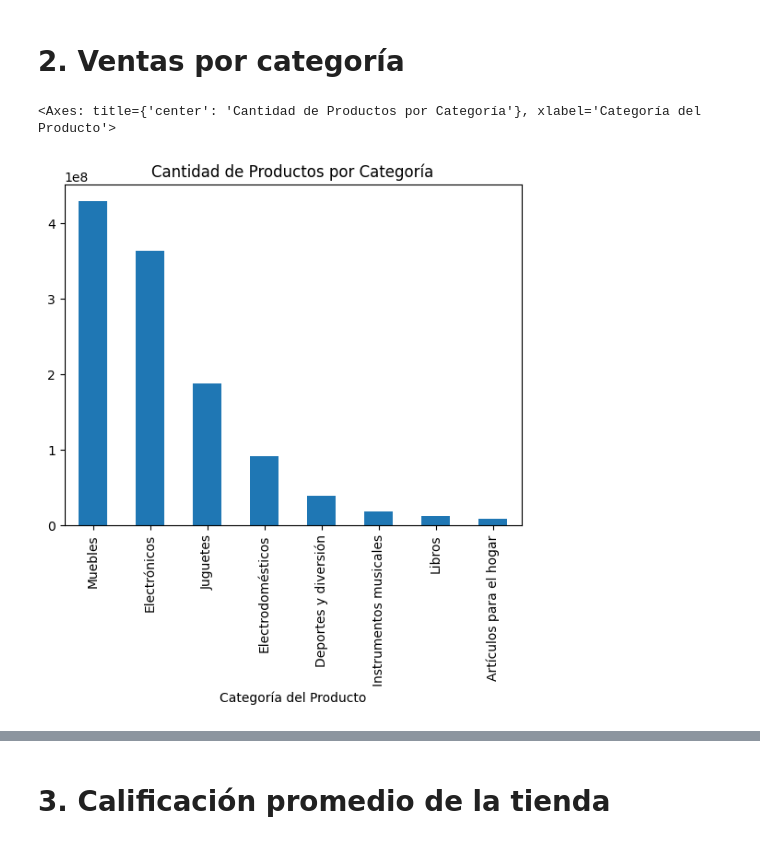
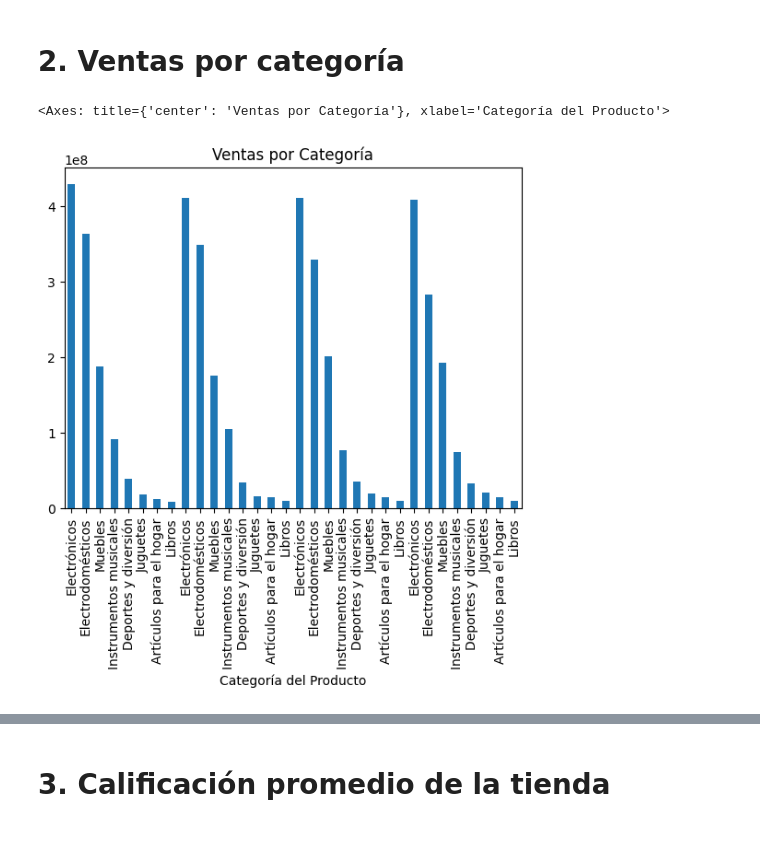
Before and after one commit to joaquincdlg/challenge1-data-science-latam, a Jupyter notebook: alurastorelatam.ipynb, the cells around one changed output, grey strips where cells are left out. Cells and saved outputs as stored; diff of their text form; code cells hidden in the pictures.

```diff
--- a/alurastorelatam.ipynb
+++ b/alurastorelatam.ipynb
@@ -45,12 +52,17 @@ ventas_totales.plot(x='Tienda', y='Total Ventas', kind='bar', title='Total de Ve
 [figure]
 # %% [markdown]
 # 2. Ventas por categoría
-# %%
-venta_por_categoria=tienda.groupby("Categoría del Producto")["Precio"].sum().sort_values(ascending=False)
-
-venta_por_categoria.plot(kind="bar", title="Ventas por Categoría")
-# %% [output]
-<Axes: title={'center': 'Cantidad de Productos por Categoría'}, xlabel='Categoría del Producto'>
-[figure, removed]
+# %%
+venta_por_categoria=tienda.groupby("Categoría del Producto")["Precio"].sum().sort_values(ascending=False)
+ventas_por_categoria2=tienda2.groupby("Categoría del Producto")["Precio"].sum().sort_values(ascending=False)
+ventas_por_categoria3=tienda3.groupby("Categoría del Producto")["Precio"].sum().sort_values(ascending=False)
+ventas_por_categoria4=tienda4.groupby("Categoría del Producto")["Precio"].sum().sort_values(ascending=False)
+ventas_por_categoria_total=pd.concat([venta_por_categoria,ventas_por_categoria2,ventas_por_categoria3,ventas_por_categoria4])
+ventas_por_categoria_total.plot(kind="bar", title="Ventas por Categoría")
+
+#podría haber hecho un gr´fico por tienda pero asi me permite comparar entre las diferentes tiendas aunque la division no sea clara; al ser solamente 4 tiendas en este caso particular, no es caótico compararlas
+# %% [output]
+<Axes: title={'center': 'Ventas por Categoría'}, xlabel='Categoría del Producto'>
+[figure, added]
 # %%
 cantidad_categoria=tienda.value_counts("Categoría del Producto")
```
Also changed, not shown: parts of 12 cells of this notebook.
